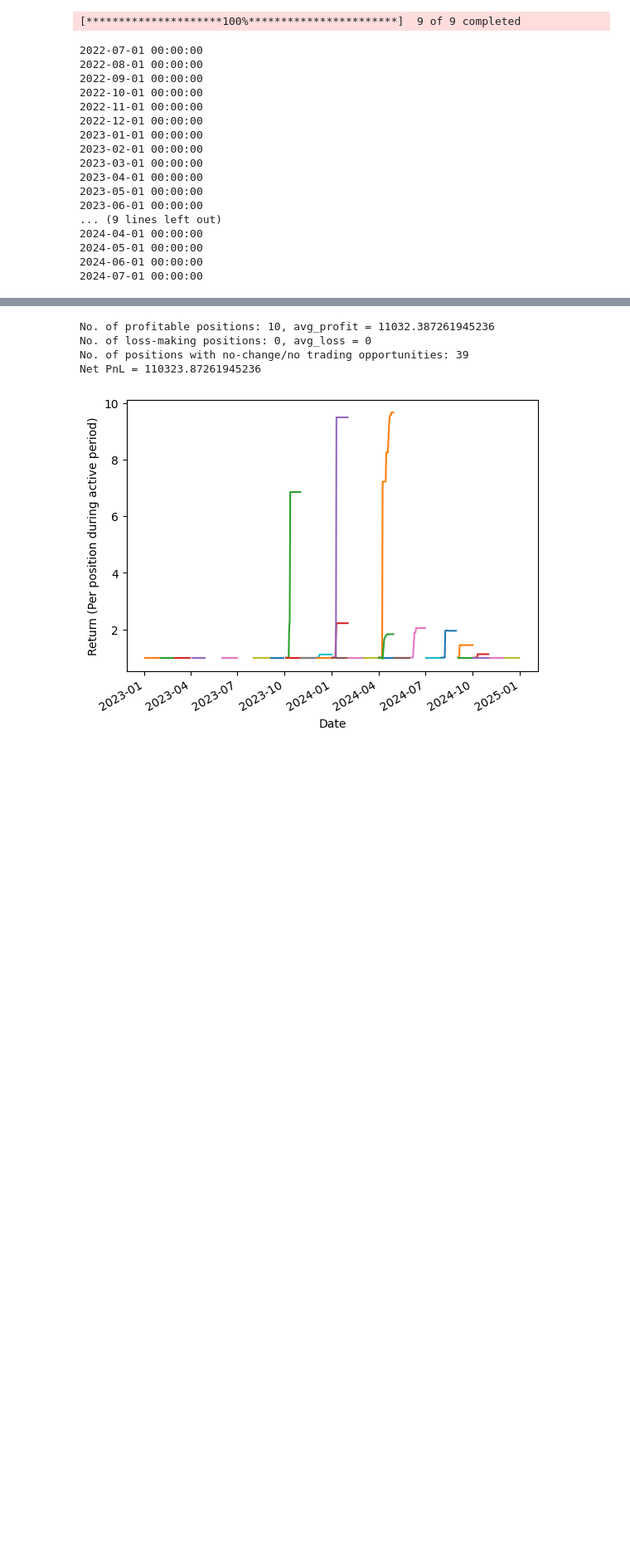
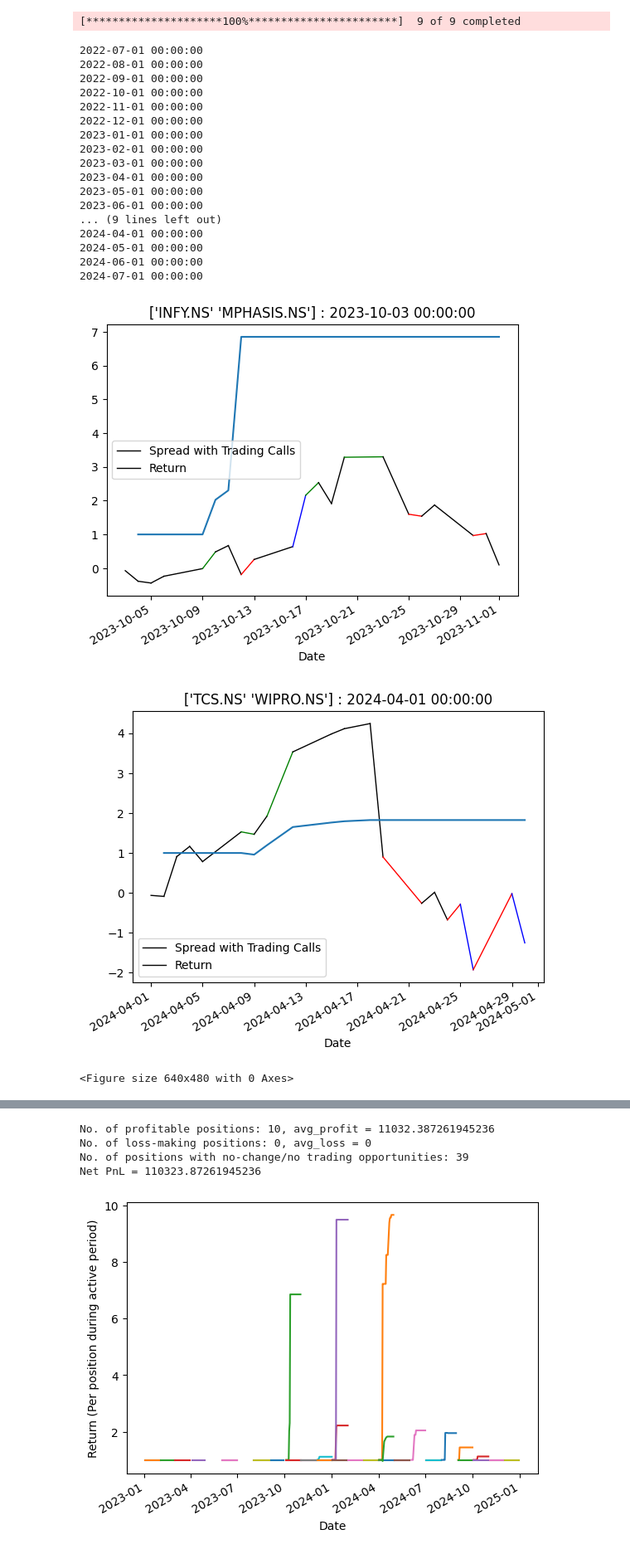
Before and after one commit to Amination-Gogia/Pairs-Trading-Dec-2024, a Jupyter notebook: Week-4/multiple_pairs.ipynb, the cells around one changed output, grey strips where cells are left out. Shown at 83% size. Drawn from its saved outputs; the diff is of its cells as text; code cells hidden in the pictures; blank space fills up the shorter version.

Commit message:
Tried plotting net PnL and trade signals on the spread

```diff
--- a/Week-4/multiple_pairs.ipynb
+++ b/Week-4/multiple_pairs.ipynb
@@ -256,6 +256,12 @@ def backtest2(x, y, allowed_drawdown = 0.05, stop_loss = 0.05):
     df1['num units short'][0] = 0
     df1['num units short'] = df1['num units short'].fillna(method='pad') ## each NaN filled with the prev non-NaN value
 
+    df1['action'] = 0
+    df1.loc[df1['short entry'], 'action'] = -1
+    df1.loc[df1['short exit'] & (df1['num units short'].shift(1) < 0), 'action'] = -2
+    df1.loc[df1['long exit'] & (df1['num units short'].shift(1) > 0), 'action'] = 2
+    df1.loc[df1['long entry'], 'action'] = 1
+
     df1['numUnits'] = df1['num units long'] + df1['num units short']
     df1['spread_pct_chg'] = df1.spread.diff()/df1.spread
     df1['port rets'] = df1['spread_pct_chg'] * df1['numUnits'].shift(1)
@@ -279,7 +285,7 @@ def backtest2(x, y, allowed_drawdown = 0.05, stop_loss = 0.05):
     except ZeroDivisionError:
         sharpe = 0.0
 
-    return df1['cum rets'], sharpe
+    return df1['cum rets'], sharpe, df1['action'], df1['spread']
 # %%
 def volatility_pair(y, x):
     df1 = pd.DataFrame({'y':y,'x':x})
@@ -308,7 +314,7 @@ def tester(df, start_date, end_date, allowed_drawdown, stop_loss, months_check_v
                             allowed_drawdown= allowed_drawdown, stop_loss=stop_loss)
                 vol = volatility_pair(df.loc[end_check - relativedelta(months = 1): end_check][pair[0] ]
                             , df.loc[end_check - relativedelta(months = 1): end_check ][pair[1] ])
-                res_dict = {'pair' : pair[0:2], 'sharpe' : res[1], 'returns' : res[0], 'volatility' : vol}
+                res_dict = {'pair' : pair[0:2], 'sharpe' : res[1], 'returns' : res[0], 'volatility' : vol, 'spread' : res[3], 'trade_action' : res[2]}
                 results_dict_list.append(res_dict)
             start_check += relativedelta(months = revise_time)
             end_check = start_check + relativedelta(months=months_check_vol)
@@ -370,3 +376,34 @@ res_bank_1_mth_pos = tester(df, start_date, end_date, allowed_drawdown, stop_los
 2024-05-01 00:00:00
 2024-06-01 00:00:00
 2024-07-01 00:00:00
+# %%
+def trade_indicator(res_dic_list, plot_all = False):
+    x = 1 if plot_all else 5
+    res_dic_list = [r for r in res_dic_list if r['returns'][-1] != 1]
+    for i in range(len(res_dic_list)):
+        if(i % x == 0):
+            spread = res_dic_list[i]['spread']
+            spread = spread/spread.mean()
+            action = res_dic_list[i]['trade_action']
+            ret = res_dic_list[i]['returns']
+            if ret[-1] != 1:
+
+                # action.plot()
+                colors = np.full(len(action), 'black', dtype=object)
+                colors[action == 1] = 'green'
+                colors[action == -1] = 'red'
+                colors[abs(action) == 2] = 'blue'
+                tp = ret.index
+                for j in range(len(spread) - 1):  # Iterate through segments
+                    plt.plot([tp[j], tp[j + 1]],[spread[j], spread[j + 1]], color=colors[j], linewidth=1) # `s` sets marker size
+                ret.plot()
+            # Add title with dynamic pair and returns information
+                plt.title(f"{res_dic_list[i]['pair']} : {res_dic_list[i]['returns'].index[0]}")
+                plt.legend(['Spread with Trading Calls', 'Return'])
+                plt.figure()
+# %%
+trade_indicator(res_bank_1_mth_pos)
+# %% [output]
+[figure, added]
+[figure, added]
+<Figure size 640x480 with 0 Axes>
```
Also changed, not shown: parts of 4 cells of this notebook.
